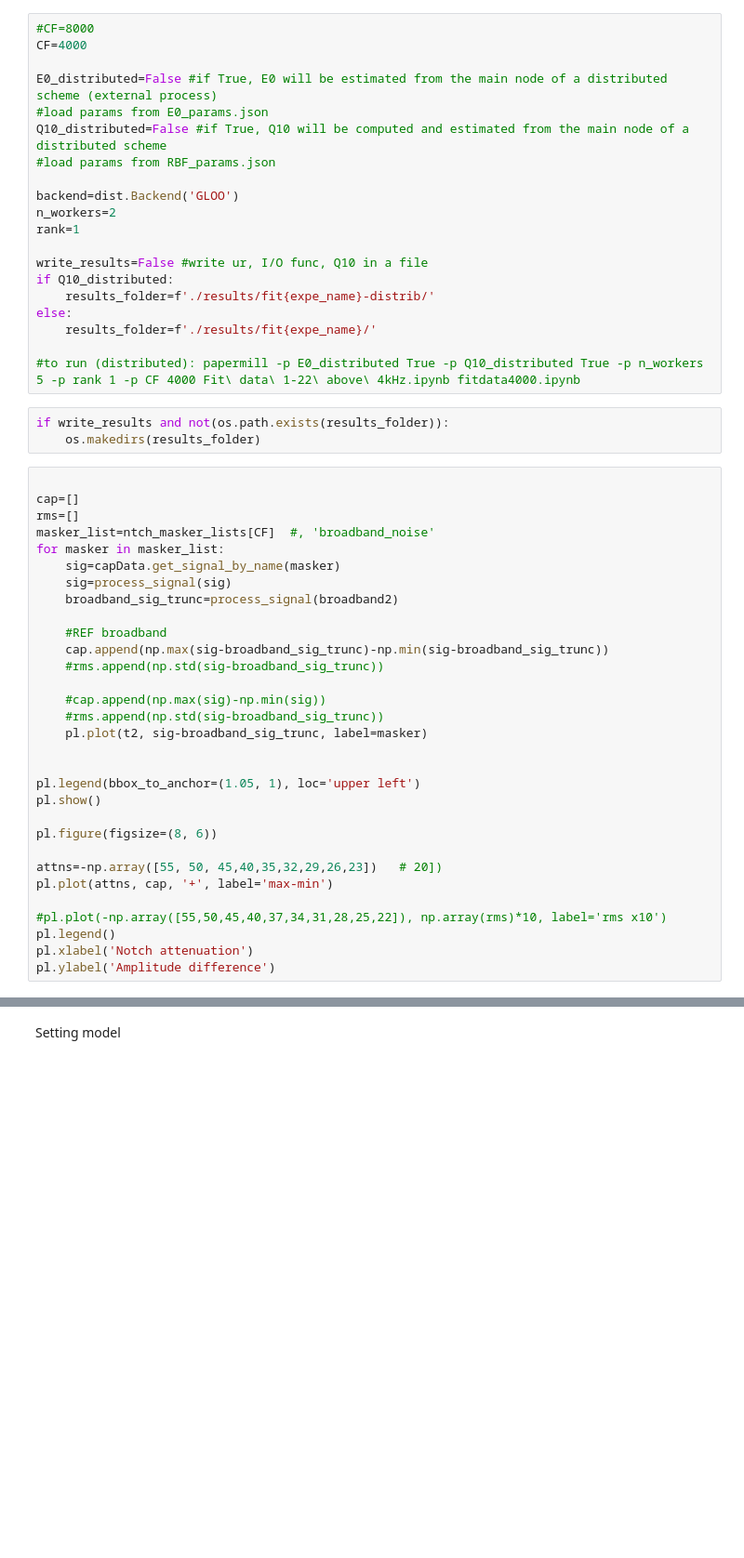
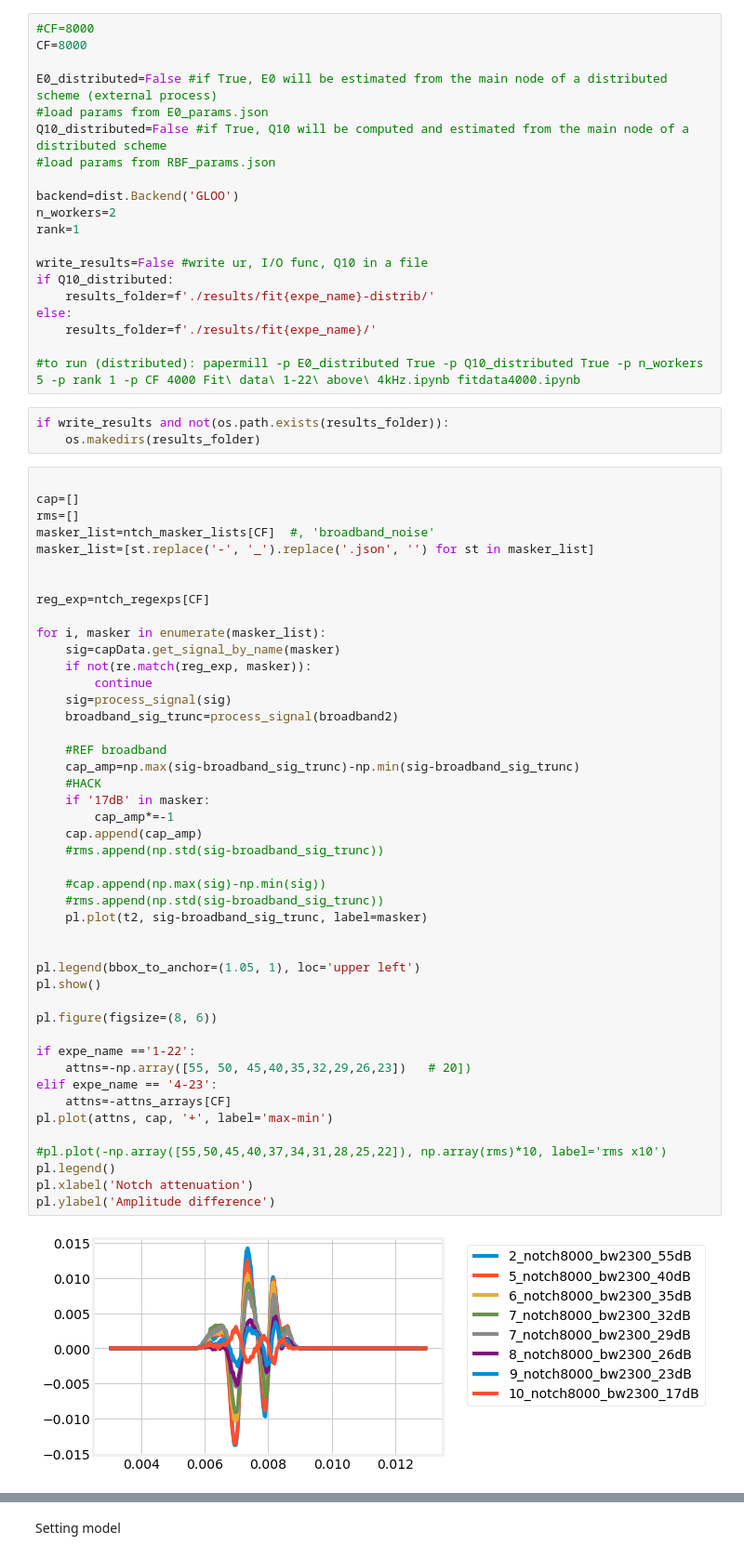
Before and after one commit to fdeloche/fmaskedCAP-model, a Jupyter notebook: Fit data.ipynb, the cells around one changed output, grey strips where cells are left out. Shown at 93% size. Drawn from its saved outputs; the diff is of its cells as text; blank space fills up the shorter version.

```diff
--- a/Fit data.ipynb
+++ b/Fit data.ipynb
@@ -48,7 +76,7 @@ plot_latencies_fit()
 first estimation I/O curve
 # %%
 #CF=8000
-CF=4000
+CF=8000
 
 E0_distributed=False #if True, E0 will be estimated from the main node of a distributed scheme (external process)
 #load params from E0_params.json
@@ -72,31 +100,47 @@ if write_results and not(os.path.exists(results_folder)):
 # %%
 
 cap=[]
 rms=[]
 masker_list=ntch_masker_lists[CF]  #, 'broadband_noise'
-for masker in masker_list:
+masker_list=[st.replace('-', '_').replace('.json', '') for st in masker_list]
+
+
+reg_exp=ntch_regexps[CF]
+
+for i, masker in enumerate(masker_list):
     sig=capData.get_signal_by_name(masker)
+    if not(re.match(reg_exp, masker)):
+        continue
     sig=process_signal(sig)
     broadband_sig_trunc=process_signal(broadband2)
 
     #REF broadband
-    cap.append(np.max(sig-broadband_sig_trunc)-np.min(sig-broadband_sig_trunc))
+    cap_amp=np.max(sig-broadband_sig_trunc)-np.min(sig-broadband_sig_trunc)
+    #HACK
+    if '17dB' in masker:
+        cap_amp*=-1
+    cap.append(cap_amp)
     #rms.append(np.std(sig-broadband_sig_trunc))
 
     #cap.append(np.max(sig)-np.min(sig))
     #rms.append(np.std(sig-broadband_sig_trunc))
     pl.plot(t2, sig-broadband_sig_trunc, label=masker)
 
 
 pl.legend(bbox_to_anchor=(1.05, 1), loc='upper left')
 pl.show()
 
 pl.figure(figsize=(8, 6))
 
-attns=-np.array([55, 50, 45,40,35,32,29,26,23])   # 20])
+if expe_name =='1-22':
+    attns=-np.array([55, 50, 45,40,35,32,29,26,23])   # 20])
+elif expe_name == '4-23':
+    attns=-attns_arrays[CF]
 pl.plot(attns, cap, '+', label='max-min')
 
 #pl.plot(-np.array([55,50,45,40,37,34,31,28,25,22]), np.array(rms)*10, label='rms x10')
 pl.legend()
 pl.xlabel('Notch attenuation')
 pl.ylabel('Amplitude difference')
+# %% [output]
+[figure, added]
```
Also changed, not shown: parts of 19 cells of this notebook, 1 other file.
